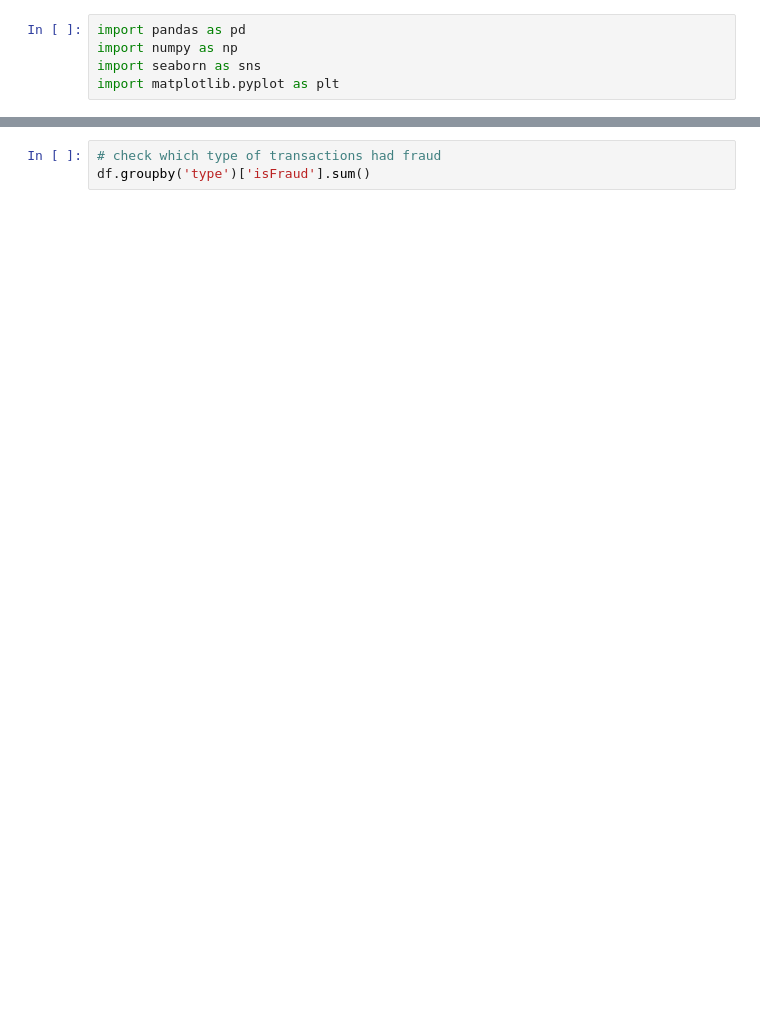
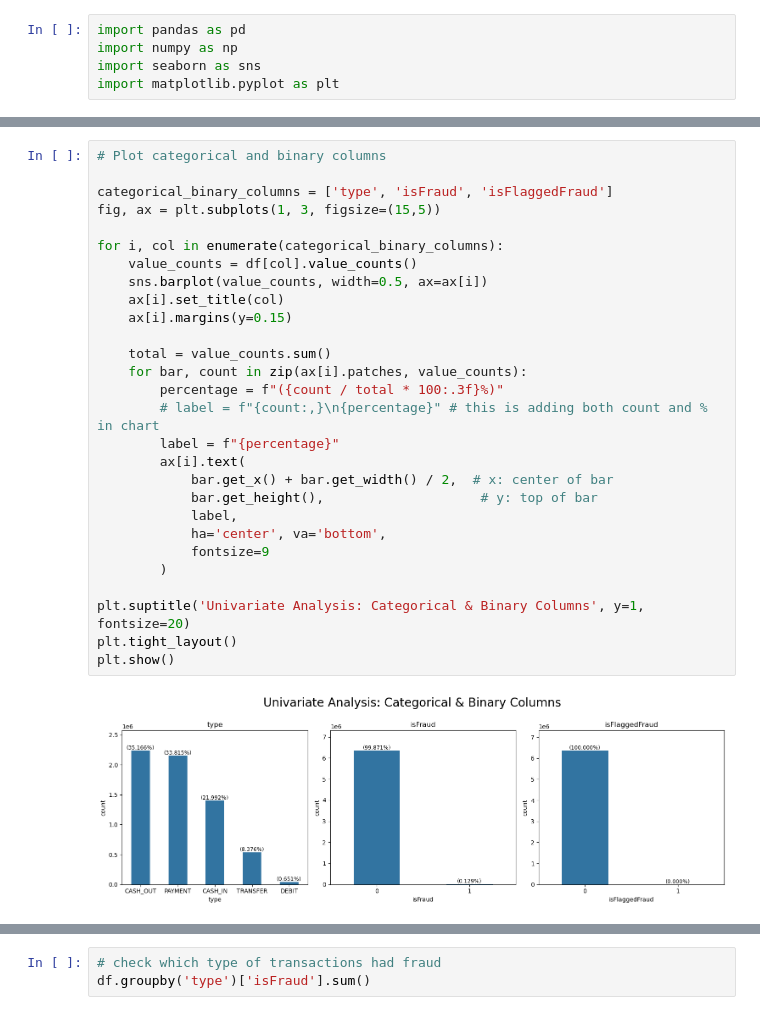
Before and after one commit to ach0309/Fraud_Detection_Project, a Jupyter notebook: code/explore.ipynb, the cells around one changed output, grey strips where cells are left out. Drawn from its saved outputs; the diff is of its cells as text; blank space fills up the shorter version.

```diff
--- a/code/explore.ipynb
+++ b/code/explore.ipynb
@@ -34,0 +115,30 @@ plt.show()
+# %%
+# Plot categorical and binary columns
+
+categorical_binary_columns = ['type', 'isFraud', 'isFlaggedFraud']
+fig, ax = plt.subplots(1, 3, figsize=(15,5))
+
+for i, col in enumerate(categorical_binary_columns):
+    value_counts = df[col].value_counts()
+    sns.barplot(value_counts, width=0.5, ax=ax[i])
+    ax[i].set_title(col)
+    ax[i].margins(y=0.15)
+
+    total = value_counts.sum()
+    for bar, count in zip(ax[i].patches, value_counts):
+        percentage = f"({count / total * 100:.3f}%)"
+        # label = f"{count:,}\n{percentage}" # this is adding both count and % in chart
+        label = f"{percentage}"
+        ax[i].text(
+            bar.get_x() + bar.get_width() / 2,  # x: center of bar
+            bar.get_height(),                    # y: top of bar
+            label,
+            ha='center', va='bottom',
+            fontsize=9
+        )
+
+plt.suptitle('Univariate Analysis: Categorical & Binary Columns', y=1, fontsize=20)
+plt.tight_layout()
+plt.show()
+# %% [output]
+[figure, added]
```
Also changed, not shown: parts of 31 cells of this notebook, 1 other file.
